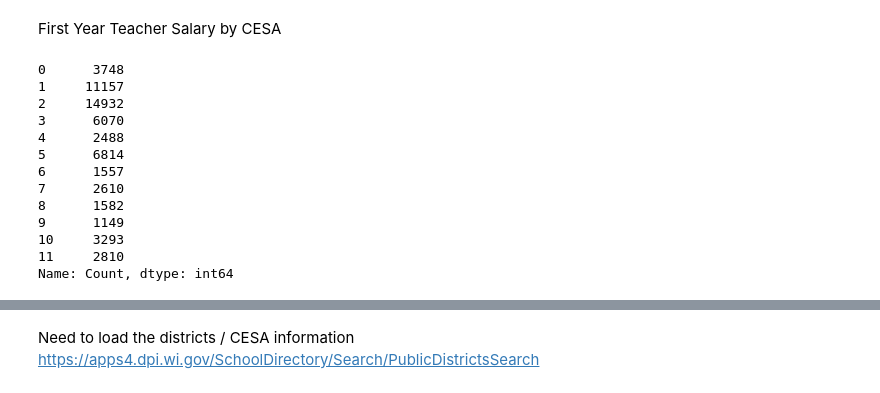
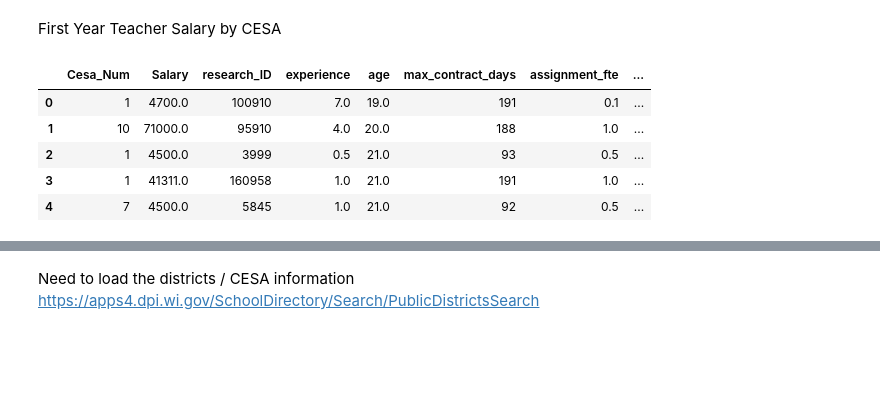
Before and after one commit to j-buss/wi-dpi, a Jupyter notebook: blog/5_A_Geographic_Descriptive_Analytics.ipynb, the cells around one changed output, grey strips where cells are left out. Drawn from its saved outputs; the diff is of its cells as text; code cells hidden in the pictures; blank space fills up the shorter version.

```diff
--- a/blog/5_A_Geographic_Descriptive_Analytics.ipynb
+++ b/blog/5_A_Geographic_Descriptive_Analytics.ipynb
@@ -144,16 +159,0 @@ df = pd.read_gbq(sql, project_id=project_id)
-# %%
-df['Count']
-# %% [output]
-0      3748
-1     11157
-2     14932
-3      6070
-4      2488
-5      6814
-6      1557
-7      2610
-8      1582
-9      1149
-10     3293
-11     2810
-Name: Count, dtype: int64
@@ -159,0 +163,9 @@ Name: Count, dtype: int64
+# %%
+geo_analysis_df.head(5)
+# %% [output]
+|  | Cesa_Num | Salary | research_ID | experience | age | max_contract_days | assignment_fte | ... |
+| 0 | 1 | 4700.0 | 100910 | 7.0 | 19.0 | 191 | 0.1 | ... |
+| 1 | 10 | 71000.0 | 95910 | 4.0 | 20.0 | 188 | 1.0 | ... |
+| 2 | 1 | 4500.0 | 3999 | 0.5 | 21.0 | 93 | 0.5 | ... |
+| 3 | 1 | 41311.0 | 160958 | 1.0 | 21.0 | 191 | 1.0 | ... |
+| 4 | 7 | 4500.0 | 5845 | 1.0 | 21.0 | 92 | 0.5 | ... |
```
Also changed, not shown: parts of 10 cells of this notebook.
